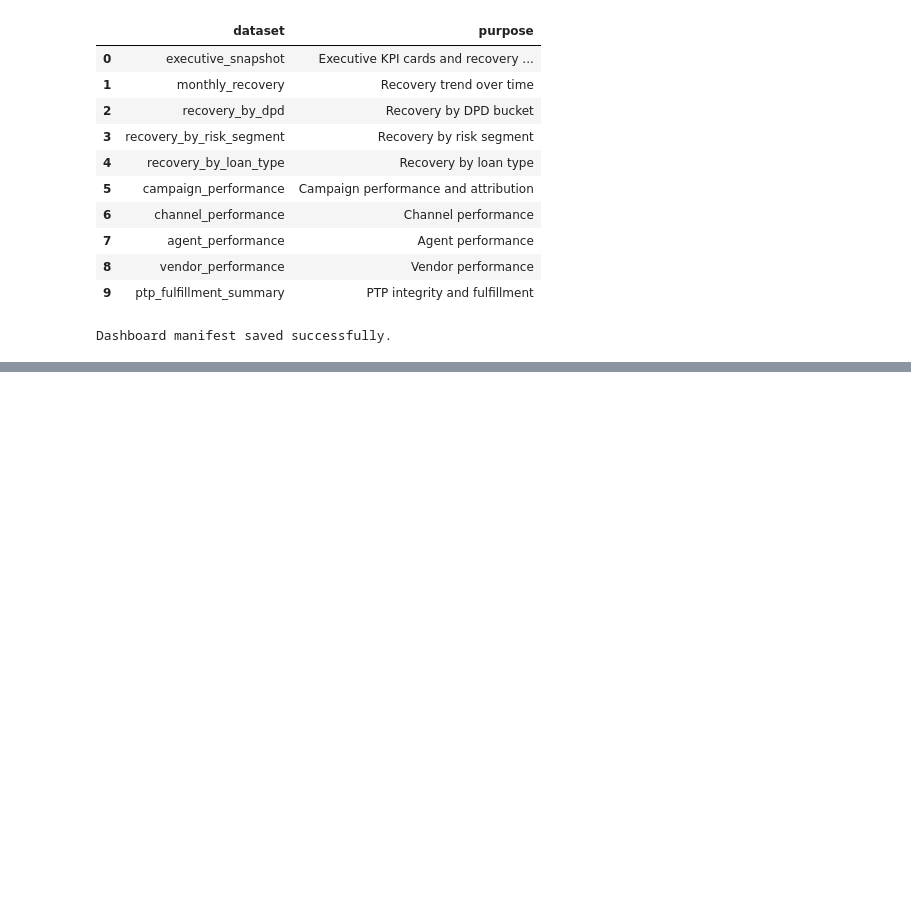
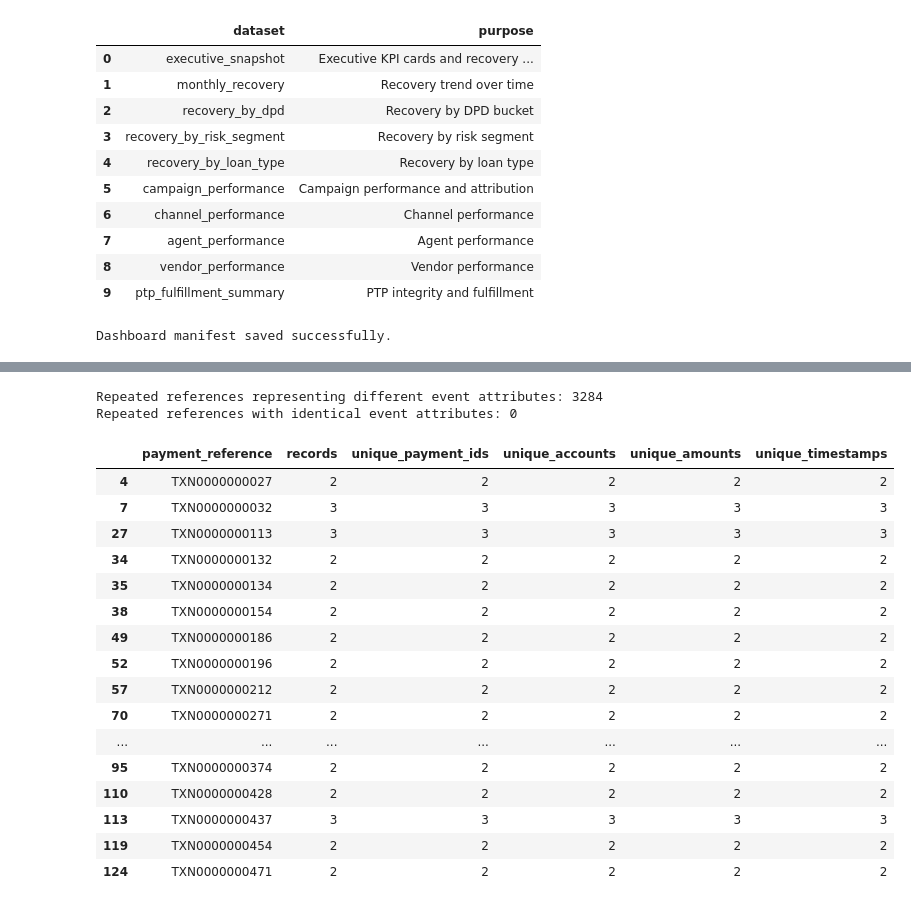
Before and after one commit to DivyaSolanki95/collections-data-analytics, a Jupyter notebook: notebooks/04_recovery_analysis.ipynb, the cells around one changed output, grey strips where cells are left out. Cells and saved outputs as stored; diff of their text form; code cells hidden in the pictures; blank space fills up the shorter version.

```diff
--- a/notebooks/04_recovery_analysis.ipynb
+++ b/notebooks/04_recovery_analysis.ipynb
@@ -3405,0 +3578,65 @@ Dashboard manifest saved successfully.
+# %%
+# ============================================================
+# 89. DISTINGUISH REPEATED REFERENCES FROM DUPLICATE EVENTS
+# ============================================================
+
+reference_event_check = (
+    payment_forensics
+    .groupby("payment_reference", dropna=False)
+    .agg(
+        records=("payment_reference", "size"),
+        unique_payment_ids=("payment_id", "nunique"),
+        unique_accounts=("account_id", "nunique"),
+        unique_amounts=("amount", "nunique"),
+        unique_timestamps=("event_at", "nunique")
+    )
+    .reset_index()
+)
+
+# References repeated but representing different payment events
+reference_reuse = reference_event_check[
+    (reference_event_check["records"] > 1) &
+    (
+        (reference_event_check["unique_payment_ids"] > 1) |
+        (reference_event_check["unique_accounts"] > 1) |
+        (reference_event_check["unique_amounts"] > 1) |
+        (reference_event_check["unique_timestamps"] > 1)
+    )
+]
+
+# References where every observed attribute is identical
+potential_duplicate_events = reference_event_check[
+    (reference_event_check["records"] > 1) &
+    (reference_event_check["unique_payment_ids"] == 1) &
+    (reference_event_check["unique_accounts"] == 1) &
+    (reference_event_check["unique_amounts"] == 1) &
+    (reference_event_check["unique_timestamps"] == 1)
+]
+
+print("Repeated references representing different event attributes:",
+      len(reference_reuse))
+
+print("Repeated references with identical event attributes:",
+      len(potential_duplicate_events))
+
+display(reference_reuse.head(20))
+# %% [output]
+Repeated references representing different event attributes: 3284
+Repeated references with identical event attributes: 0
+|  | payment_reference | records | unique_payment_ids | unique_accounts | unique_amounts | unique_timestamps |
+| 4 | TXN0000000027 | 2 | 2 | 2 | 2 | 2 |
+| 7 | TXN0000000032 | 3 | 3 | 3 | 3 | 3 |
+| 27 | TXN0000000113 | 3 | 3 | 3 | 3 | 3 |
+| 34 | TXN0000000132 | 2 | 2 | 2 | 2 | 2 |
+| 35 | TXN0000000134 | 2 | 2 | 2 | 2 | 2 |
+| 38 | TXN0000000154 | 2 | 2 | 2 | 2 | 2 |
+| 49 | TXN0000000186 | 2 | 2 | 2 | 2 | 2 |
+| 52 | TXN0000000196 | 2 | 2 | 2 | 2 | 2 |
+| 57 | TXN0000000212 | 2 | 2 | 2 | 2 | 2 |
+| 70 | TXN0000000271 | 2 | 2 | 2 | 2 | 2 |
+| ... | ... | ... | ... | ... | ... | ... |
+| 95 | TXN0000000374 | 2 | 2 | 2 | 2 | 2 |
+| 110 | TXN0000000428 | 2 | 2 | 2 | 2 | 2 |
+| 113 | TXN0000000437 | 3 | 3 | 3 | 3 | 3 |
+| 119 | TXN0000000454 | 2 | 2 | 2 | 2 | 2 |
+| 124 | TXN0000000471 | 2 | 2 | 2 | 2 | 2 |
```
Also changed, not shown: parts of 41 cells of this notebook, 3 other files.
